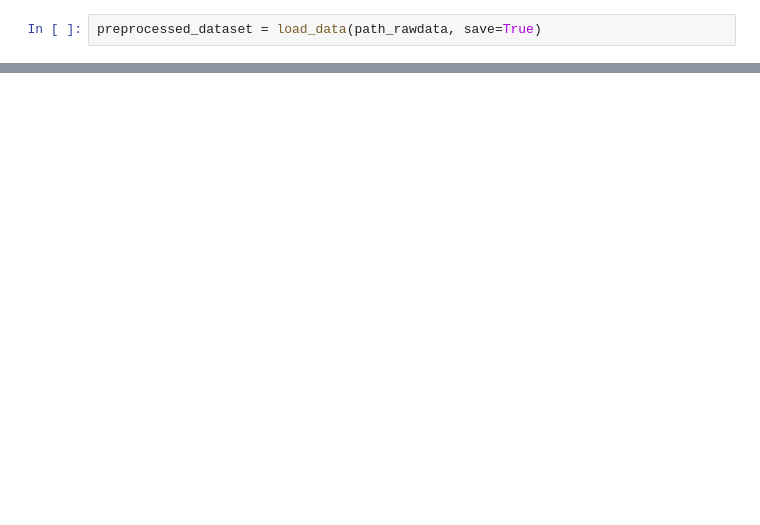
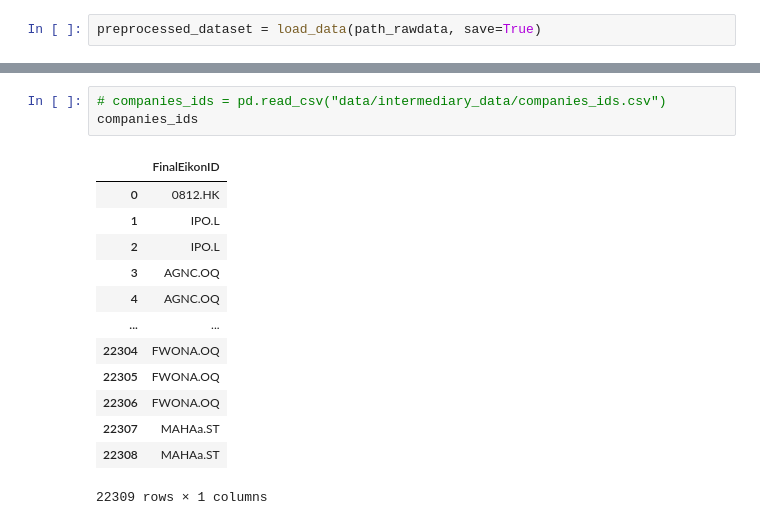
Before and after one commit to Pladifes/corporate-ghg-emissions-estimations, a Jupyter notebook: Notebook_Thibaud_weights.ipynb, the cells around one changed output, grey strips where cells are left out. Drawn from its saved outputs; the diff is of its cells as text; blank space fills up the shorter version.

```diff
--- a/Notebook_Thibaud_weights.ipynb
+++ b/Notebook_Thibaud_weights.ipynb
@@ -103,0 +442,17 @@ class RmseObjectiveL2(object):
+# %%
+# companies_ids = pd.read_csv("data/intermediary_data/companies_ids.csv")
+companies_ids
+# %% [output]
+|  | FinalEikonID |
+| 0 | 0812.HK |
+| 1 | IPO.L |
+| 2 | IPO.L |
+| 3 | AGNC.OQ |
+| 4 | AGNC.OQ |
+| ... | ... |
+| 22304 | FWONA.OQ |
+| 22305 | FWONA.OQ |
+| 22306 | FWONA.OQ |
+| 22307 | MAHAa.ST |
+| 22308 | MAHAa.ST |
+22309 rows × 1 columns
```
Also changed, not shown: parts of 12 cells of this notebook, 5 other files.
